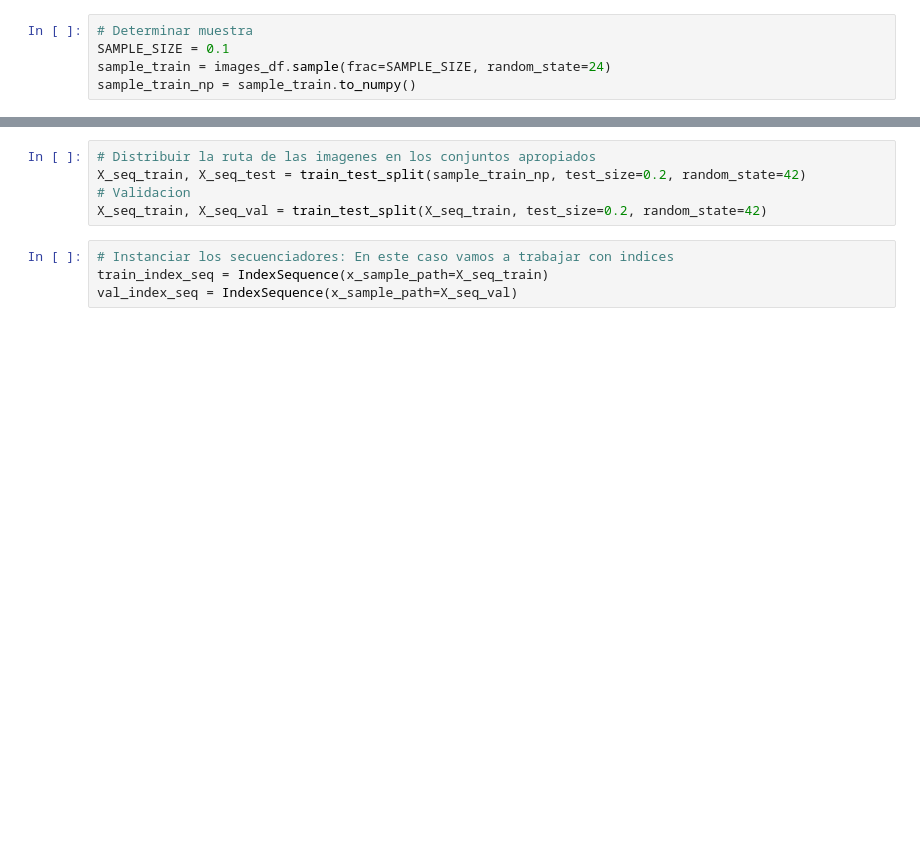
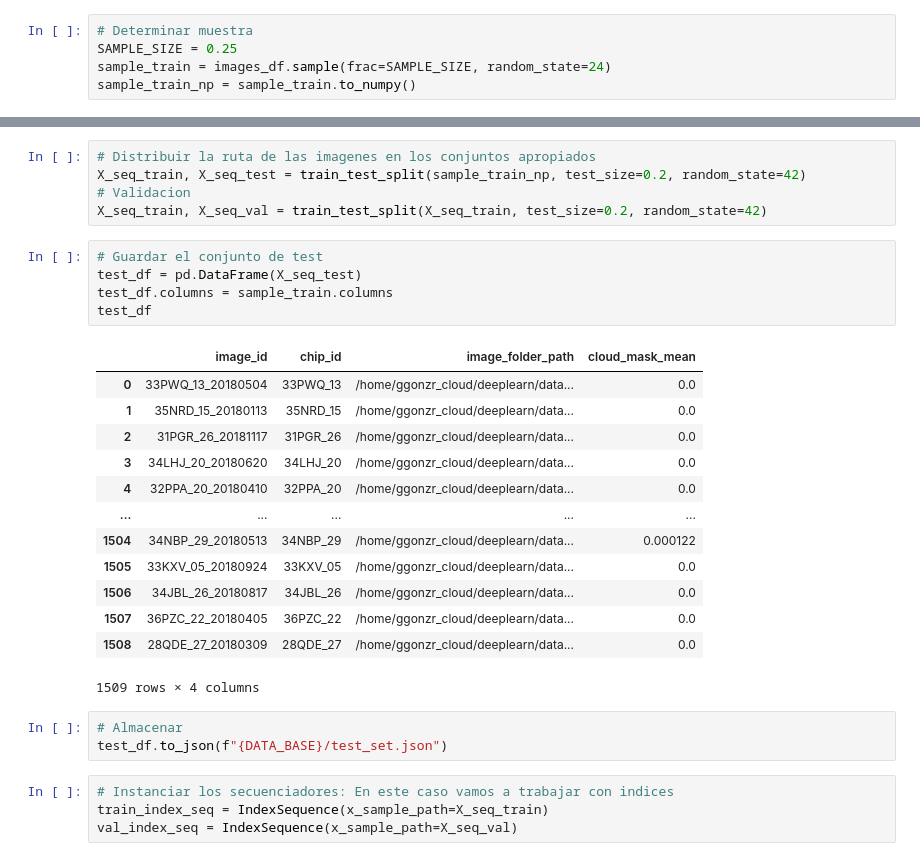
Before and after one commit to ggonzr/deep-learning-e2, a Jupyter notebook: notebook/modelo.ipynb, the cells around one changed output, grey strips where cells are left out. Saved outputs shown, nothing was run; the diff lists cells and outputs as text; blank space fills up the shorter version.

```diff
--- a/notebook/modelo.ipynb
+++ b/notebook/modelo.ipynb
@@ -330,7 +330,7 @@ class IndexSequence(Sequence):
 images_df = pd.read_json(f"{DATA_BASE}/images_to_use.json")
 # %%
 # Determinar muestra
-SAMPLE_SIZE = 0.1
+SAMPLE_SIZE = 0.25
 sample_train = images_df.sample(frac=SAMPLE_SIZE, random_state=24)
 sample_train_np = sample_train.to_numpy()
 # %%
@@ -403,6 +403,28 @@ X_train, X_valid, y_train, y_valid = train_test_split(X_train, y_train, test_siz
 X_seq_train, X_seq_test = train_test_split(sample_train_np, test_size=0.2, random_state=42)
 # Validacion
 X_seq_train, X_seq_val = train_test_split(X_seq_train, test_size=0.2, random_state=42)
+# %%
+# Guardar el conjunto de test
+test_df = pd.DataFrame(X_seq_test)
+test_df.columns = sample_train.columns
+test_df
+# %% [output]
+|  | image_id | chip_id | image_folder_path | cloud_mask_mean |
+| 0 | 33PWQ_13_20180504 | 33PWQ_13 | /home/ggonzr_cloud/deeplearn/data... | 0.0 |
+| 1 | 35NRD_15_20180113 | 35NRD_15 | /home/ggonzr_cloud/deeplearn/data... | 0.0 |
+| 2 | 31PGR_26_20181117 | 31PGR_26 | /home/ggonzr_cloud/deeplearn/data... | 0.0 |
+| 3 | 34LHJ_20_20180620 | 34LHJ_20 | /home/ggonzr_cloud/deeplearn/data... | 0.0 |
+| 4 | 32PPA_20_20180410 | 32PPA_20 | /home/ggonzr_cloud/deeplearn/data... | 0.0 |
+| ... | ... | ... | ... | ... |
+| 1504 | 34NBP_29_20180513 | 34NBP_29 | /home/ggonzr_cloud/deeplearn/data... | 0.000122 |
+| 1505 | 33KXV_05_20180924 | 33KXV_05 | /home/ggonzr_cloud/deeplearn/data... | 0.0 |
+| 1506 | 34JBL_26_20180817 | 34JBL_26 | /home/ggonzr_cloud/deeplearn/data... | 0.0 |
+| 1507 | 36PZC_22_20180405 | 36PZC_22 | /home/ggonzr_cloud/deeplearn/data... | 0.0 |
+| 1508 | 28QDE_27_20180309 | 28QDE_27 | /home/ggonzr_cloud/deeplearn/data... | 0.0 |
+1509 rows × 4 columns
+# %%
+# Almacenar
+test_df.to_json(f"{DATA_BASE}/test_set.json")
 # %%
 # Instanciar los secuenciadores: En este caso vamos a trabajar con indices
 train_index_seq = IndexSequence(x_sample_path=X_seq_train)
```
Also changed, not shown: parts of 4 cells of this notebook, 2 other files.
